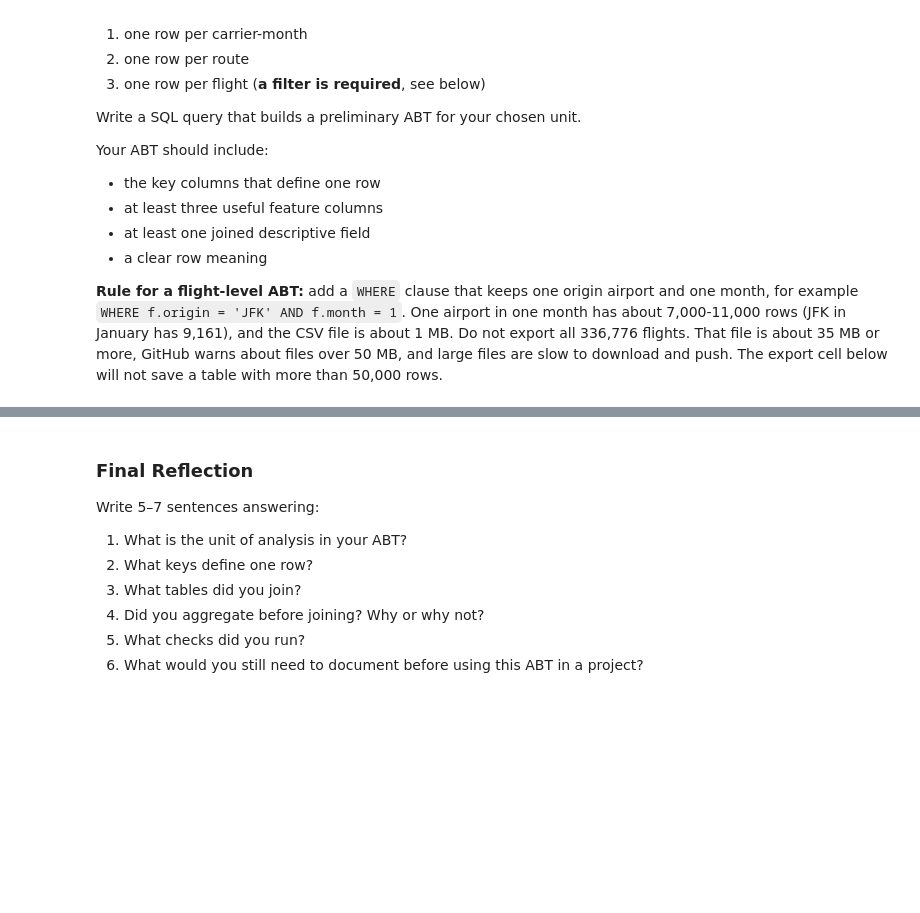
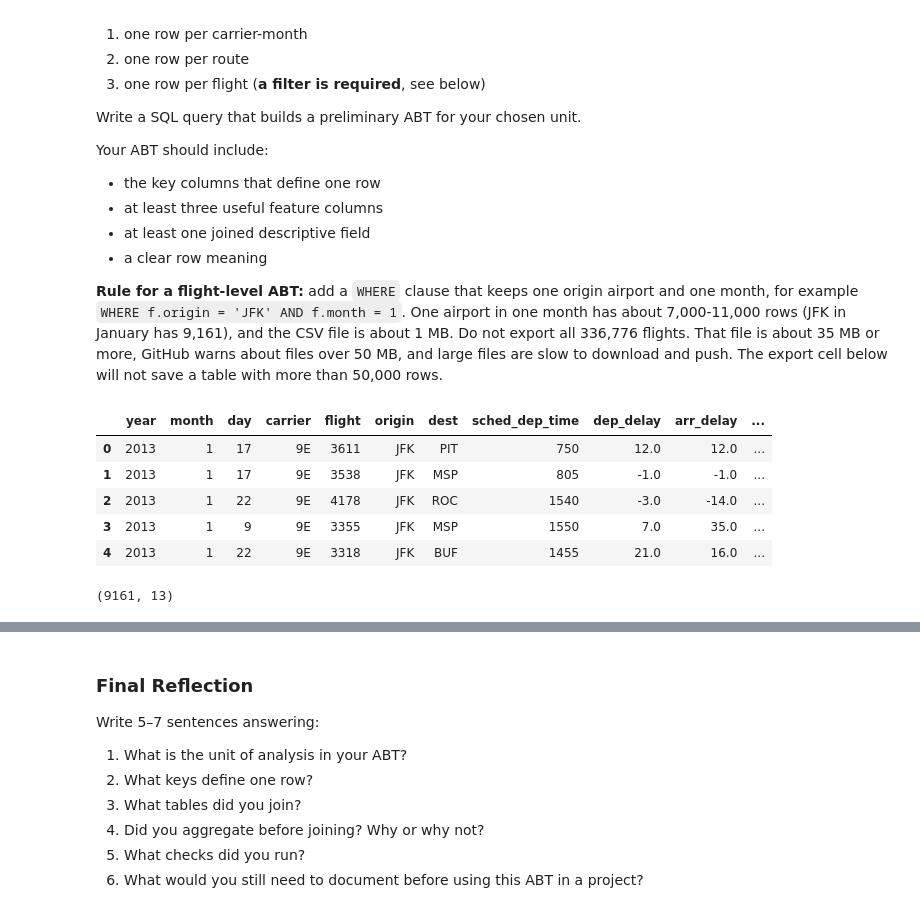
Before and after one commit to jonathanblum10/Ban6003-Week9-10-JonathanBlum, a Jupyter notebook: notebooks/module10_sql_joins_abt_guided_lab.ipynb, the cells around one changed output, grey strips where cells are left out. Drawn from its saved outputs; the diff is of its cells as text; code cells hidden in the pictures; blank space fills up the shorter version.

```diff
--- a/notebooks/module10_sql_joins_abt_guided_lab.ipynb
+++ b/notebooks/module10_sql_joins_abt_guided_lab.ipynb
@@ -675,16 +957,48 @@ Your ABT should include:
 # %%
 # Final Practice
 # Build your preliminary ABT here.
 
 query = '''
-
+WITH selected_flights AS (
+    SELECT
+        year,
+        month,
+        day,
+        carrier,
+        flight,
+        origin,
+        dest,
+        sched_dep_time,
+        dep_delay,
+        arr_delay,
+        distance,
+        air_time
+    FROM flights
+    WHERE origin = 'JFK' AND month = 1
+)
+SELECT
+    sf.*,
+    a.name AS airline_name
+FROM selected_flights AS sf
+LEFT JOIN airlines AS a
+    ON sf.carrier = a.carrier;
 '''
 
-my_abt = run_query(query, engine)
-my_abt.head()
+flight_abt = run_query(query, engine)
+flight_abt.head()
+# %% [output]
+|  | year | month | day | carrier | flight | origin | dest | sched_dep_time | dep_delay | arr_delay | ... |
+| 0 | 2013 | 1 | 17 | 9E | 3611 | JFK | PIT | 750 | 12.0 | 12.0 | ... |
+| 1 | 2013 | 1 | 17 | 9E | 3538 | JFK | MSP | 805 | -1.0 | -1.0 | ... |
+| 2 | 2013 | 1 | 22 | 9E | 4178 | JFK | ROC | 1540 | -3.0 | -14.0 | ... |
+| 3 | 2013 | 1 | 9 | 9E | 3355 | JFK | MSP | 1550 | 7.0 | 35.0 | ... |
+| 4 | 2013 | 1 | 22 | 9E | 3318 | JFK | BUF | 1455 | 21.0 | 16.0 | ... |
 # %%
 # Final Practice check 1
 # Check the shape of your ABT.
+flight_abt.shape
+# %% [output]
+(9161, 13)
 # %%
 # Final Practice check 2
 # Check missing values.
```
Also changed, not shown: parts of 37 cells of this notebook, 3 other files.
